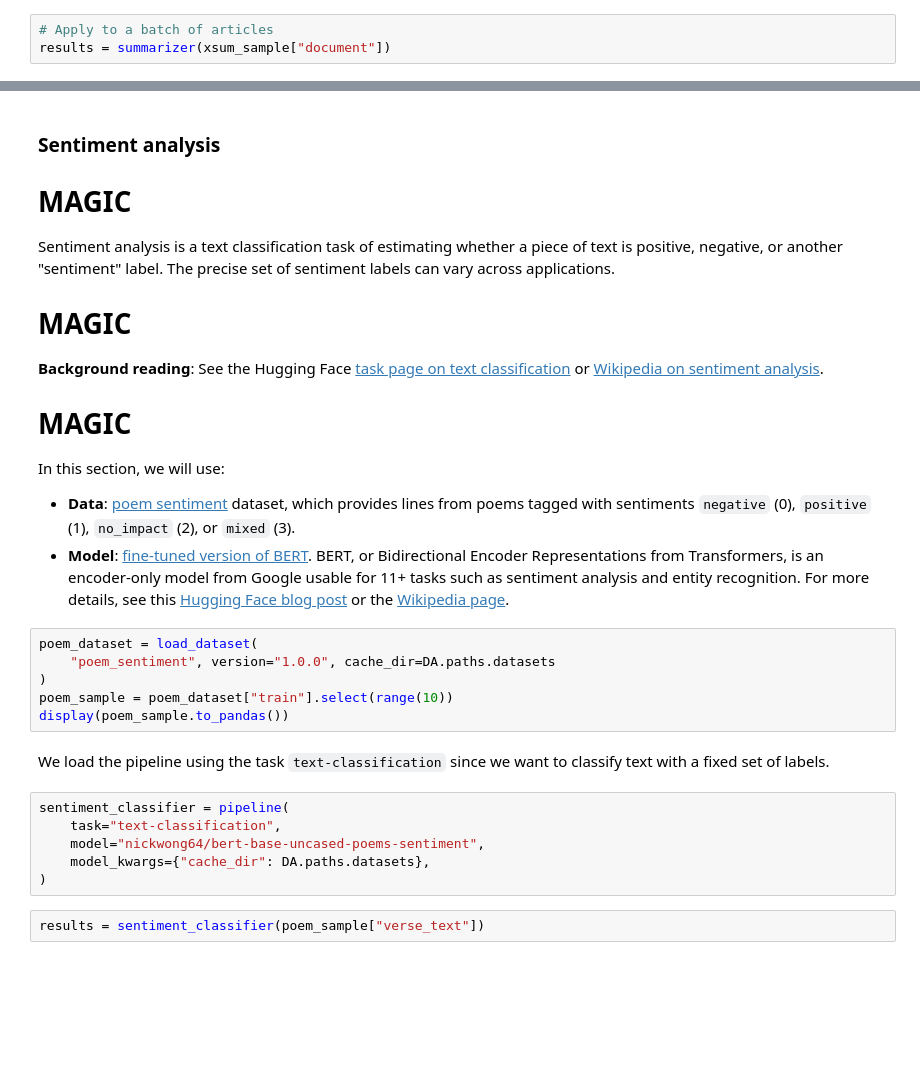
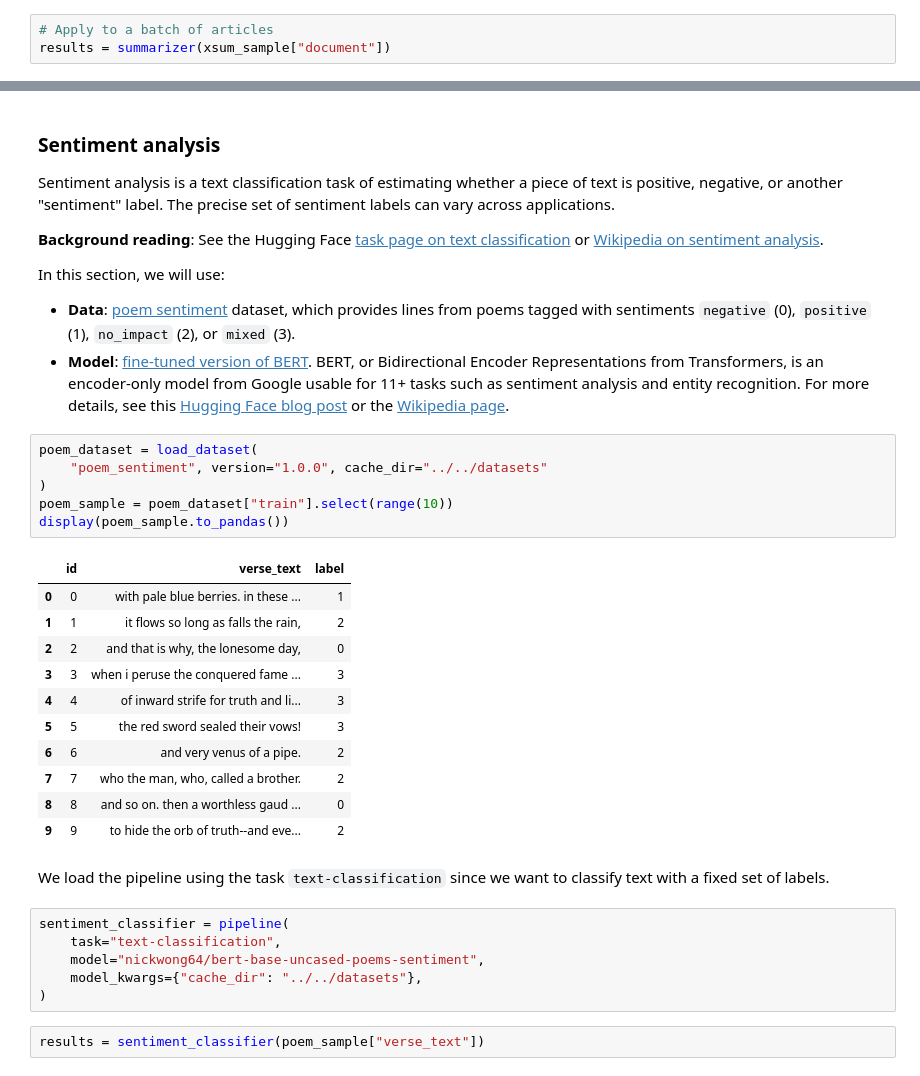
Before and after one commit to vivekprm/LLM-application-production, a Jupyter notebook: notebooks/LLM01-ApplicationsWithLLMs/LLM 01 - LLMs with Hugging Face.ipynb, the cells around one changed output, grey strips where cells are left out. Drawn from its saved outputs; the diff is of its cells as text; blank space fills up the shorter version.

```diff
--- a/notebooks/LLM01-ApplicationsWithLLMs/LLM 01 - LLMs with Hugging Face.ipynb
+++ b/notebooks/LLM01-ApplicationsWithLLMs/LLM 01 - LLMs with Hugging Face.ipynb
@@ -106,26 +140,37 @@ display(
 # %% [markdown]
- ### Sentiment analysis
-# MAGIC
+### Sentiment analysis
 Sentiment analysis is a text classification task of estimating whether a piece of text is positive, negative, or another "sentiment" label.  The precise set of sentiment labels can vary across applications.
-# MAGIC
+
 **Background reading**: See the Hugging Face [task page on text classification](https://huggingface.co/tasks/text-classification) or [Wikipedia on sentiment analysis](https://en.wikipedia.org/wiki/Sentiment_analysis).
-# MAGIC
+
 In this section, we will use:
 * **Data**: [poem sentiment](https://huggingface.co/datasets/poem_sentiment) dataset, which provides lines from poems tagged with sentiments `negative` (0), `positive` (1), `no_impact` (2), or `mixed` (3).
 * **Model**: [fine-tuned version of BERT](https://huggingface.co/nickwong64/bert-base-uncased-poems-sentiment).  BERT, or Bidirectional Encoder Representations from Transformers, is an encoder-only model from Google usable for 11+ tasks such as sentiment analysis and entity recognition.  For more details, see this [Hugging Face blog post](https://huggingface.co/blog/bert-101) or the [Wikipedia page](https://en.wikipedia.org/wiki/BERT_&#40;language_model&#41;).
 # %%
 poem_dataset = load_dataset(
-    "poem_sentiment", version="1.0.0", cache_dir=DA.paths.datasets
+    "poem_sentiment", version="1.0.0", cache_dir="../../datasets"
 )
 poem_sample = poem_dataset["train"].select(range(10))
 display(poem_sample.to_pandas())
+# %% [output]
+|  | id | verse_text | label |
+| 0 | 0 | with pale blue berries. in these ... | 1 |
+| 1 | 1 | it flows so long as falls the rain, | 2 |
+| 2 | 2 | and that is why, the lonesome day, | 0 |
+| 3 | 3 | when i peruse the conquered fame ... | 3 |
+| 4 | 4 | of inward strife for truth and li... | 3 |
+| 5 | 5 | the red sword sealed their vows! | 3 |
+| 6 | 6 | and very venus of a pipe. | 2 |
+| 7 | 7 | who the man, who, called a brother. | 2 |
+| 8 | 8 | and so on. then a worthless gaud ... | 0 |
+| 9 | 9 | to hide the orb of truth--and eve... | 2 |
 # %% [markdown]
  We load the pipeline using the task `text-classification` since we want to classify text with a fixed set of labels.
 # %%
 sentiment_classifier = pipeline(
     task="text-classification",
     model="nickwong64/bert-base-uncased-poems-sentiment",
-    model_kwargs={"cache_dir": DA.paths.datasets},
+    model_kwargs={"cache_dir": "../../datasets"},
 )
 # %%
 results = sentiment_classifier(poem_sample["verse_text"])
```
Also changed, not shown: parts of 46 cells of this notebook, 16 other files.
